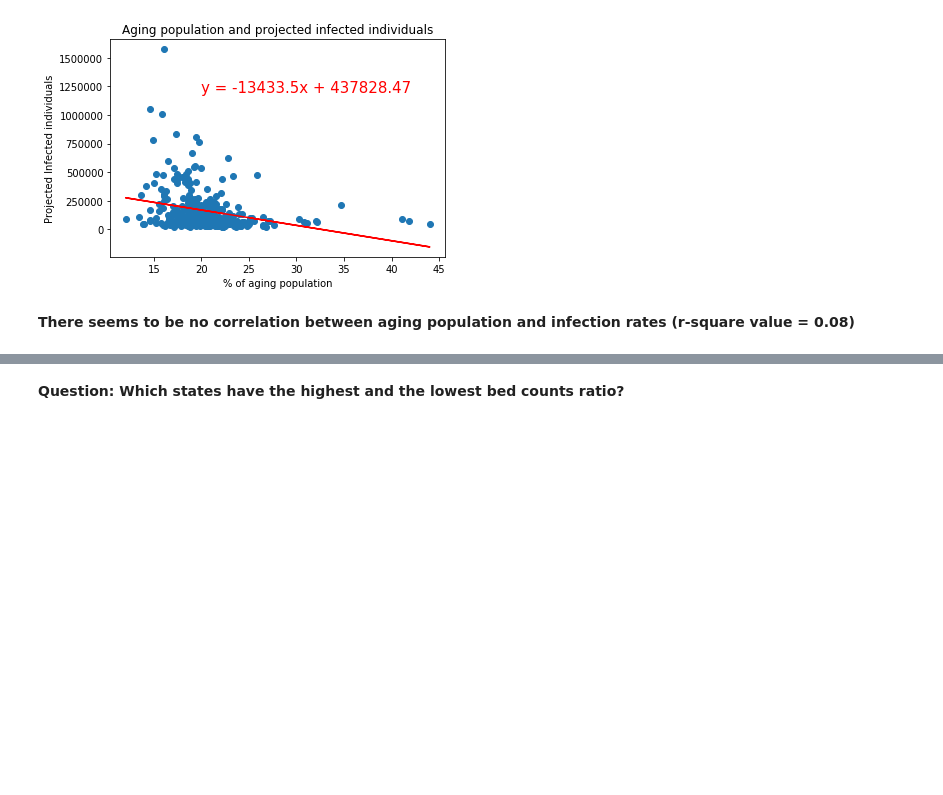
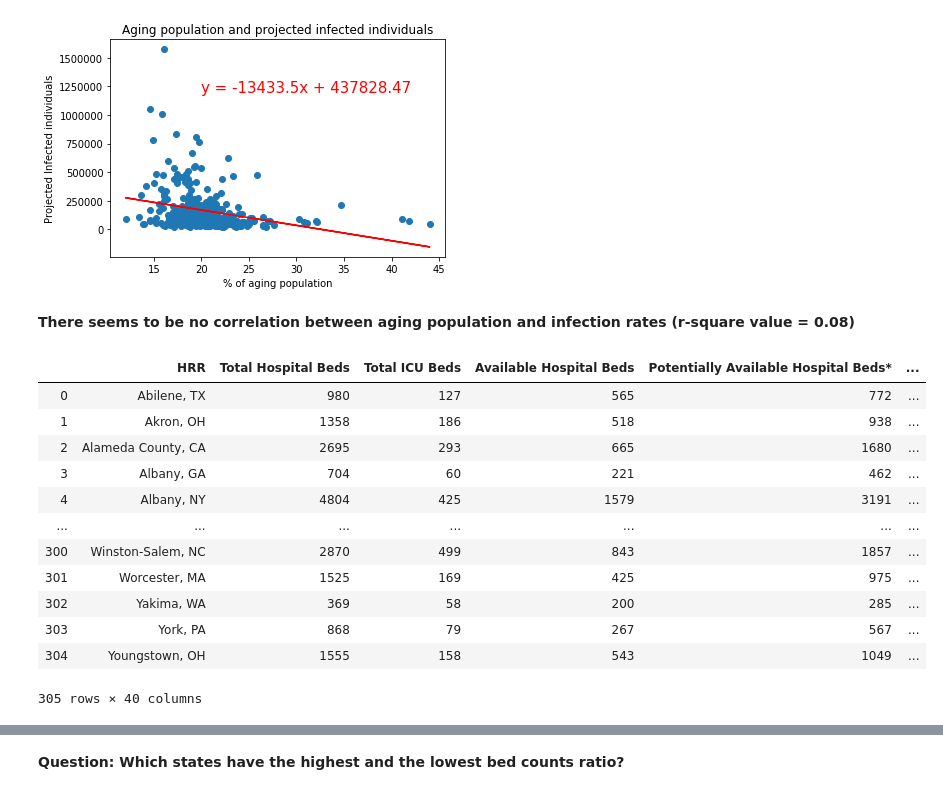
Before and after one commit to rstankovic/DataSciProject_I, a Jupyter notebook: Test_Scripts/Hospitalization_analysis_DG.ipynb, the cells around one changed output, grey strips where cells are left out. Cells and saved outputs as stored; diff of their text form; code cells hidden in the pictures; blank space fills up the shorter version.

```diff
--- a/Test_Scripts/Hospitalization_analysis_DG.ipynb
+++ b/Test_Scripts/Hospitalization_analysis_DG.ipynb
@@ -90,6 +92,21 @@ The r-squared is: 0.08
 # %%
 df[['City','State']] = df.HRR.apply(
    lambda x: pd.Series(str(x).split(",")))
+df
+# %% [output]
+|  | HRR | Total Hospital Beds | Total ICU Beds | Available Hospital Beds | Potentially Available Hospital Beds* | ... |
+| 0 | Abilene, TX | 980 | 127 | 565 | 772 | ... |
+| 1 | Akron, OH | 1358 | 186 | 518 | 938 | ... |
+| 2 | Alameda County, CA | 2695 | 293 | 665 | 1680 | ... |
+| 3 | Albany, GA | 704 | 60 | 221 | 462 | ... |
+| 4 | Albany, NY | 4804 | 425 | 1579 | 3191 | ... |
+| ... | ... | ... | ... | ... | ... | ... |
+| 300 | Winston-Salem, NC | 2870 | 499 | 843 | 1857 | ... |
+| 301 | Worcester, MA | 1525 | 169 | 425 | 975 | ... |
+| 302 | Yakima, WA | 369 | 58 | 200 | 285 | ... |
+| 303 | York, PA | 868 | 79 | 267 | 567 | ... |
+| 304 | Youngstown, OH | 1555 | 158 | 543 | 1049 | ... |
+305 rows × 40 columns
 # %%
 State = df.groupby('State').mean()
 State.head()
```
Also changed, not shown: parts of 5 cells of this notebook, 7 other files.
